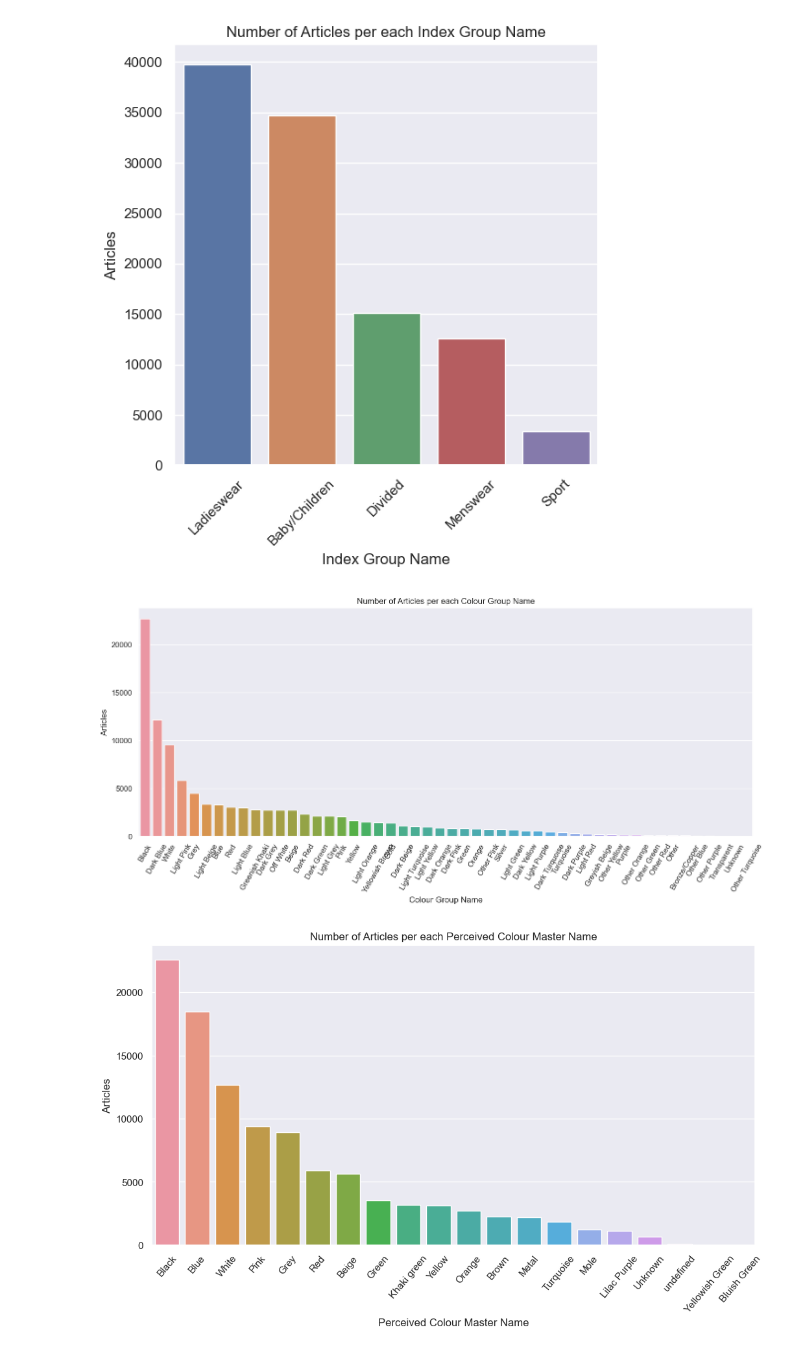
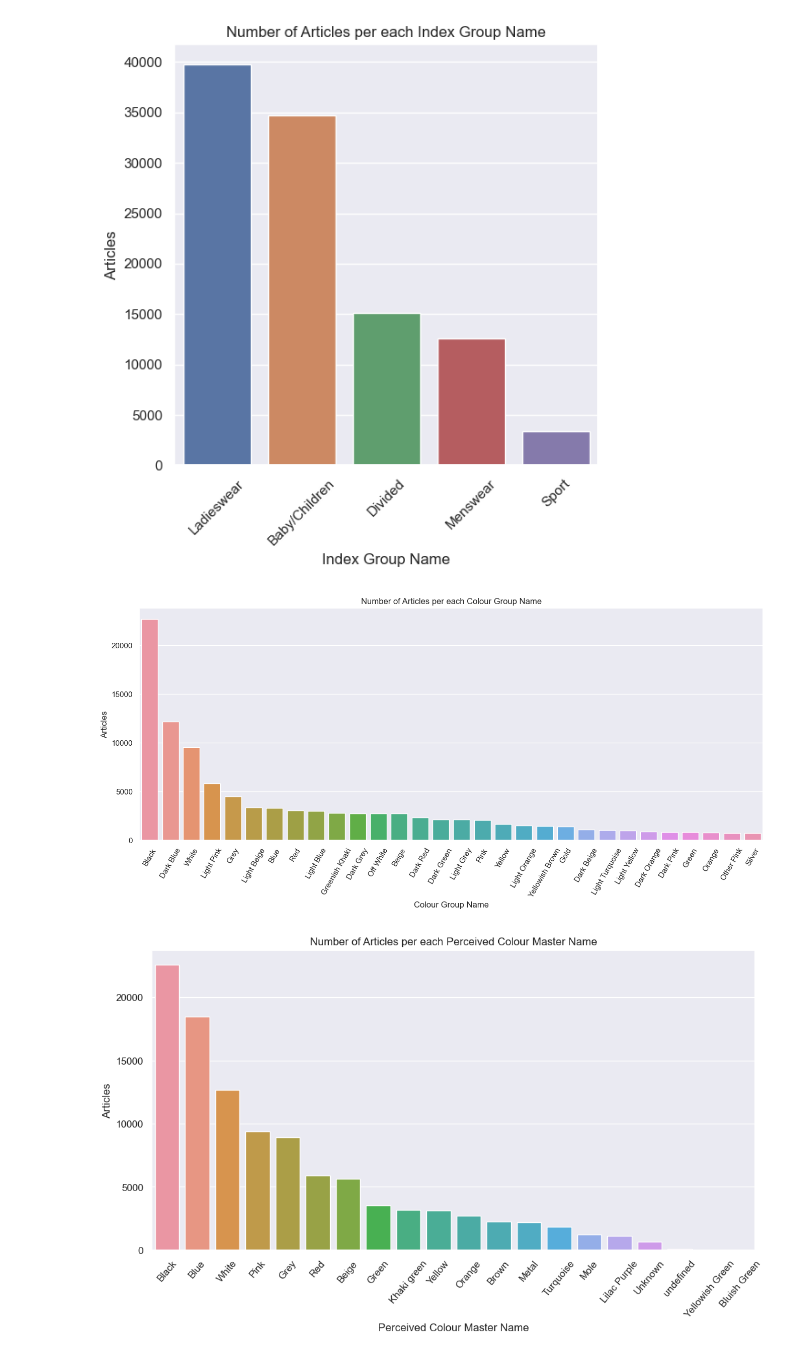
Before and after one commit to daohuyhoang9119/TMDT, a Jupyter notebook: main.ipynb, the cells around one changed output. Drawn from its saved outputs; the diff is of its cells as text; code cells hidden in the pictures.

```diff
--- a/main.ipynb
+++ b/main.ipynb
@@ -221,21 +222,21 @@ plt.show()
 # %% [output]
 [figure]
 # %%
-#Number of Articles per each Colour Group Name
+#Number of Articles per each Colour Group Name top 30
 temp = articles_df.groupby(["colour_group_name"])["article_id"].nunique()
 df = pd.DataFrame({'Colour Group Name': temp.index,
                    'Articles': temp.values
                   })
-df = df.sort_values(['Articles'], ascending=False)
+df = df.sort_values(['Articles'], ascending=False)[:30]
 plt.figure(figsize = (16,6))
 plt.title(f'Number of Articles per each Colour Group Name')
 sns.set_color_codes("pastel")
 s = sns.barplot(x = 'Colour Group Name', y="Articles", data=df)
 s.set_xticklabels(s.get_xticklabels(),rotation=60)
 locs, labels = plt.xticks()
 plt.show()
 # %% [output]
-[figure, old version]
+[figure, new version]
 # %%
 #Number of Articles per each Perceived Colour Master Name
 temp = articles_df.groupby(["perceived_colour_master_name"])["article_id"].nunique()
```
Also changed, not shown: parts of 7 cells of this notebook.
